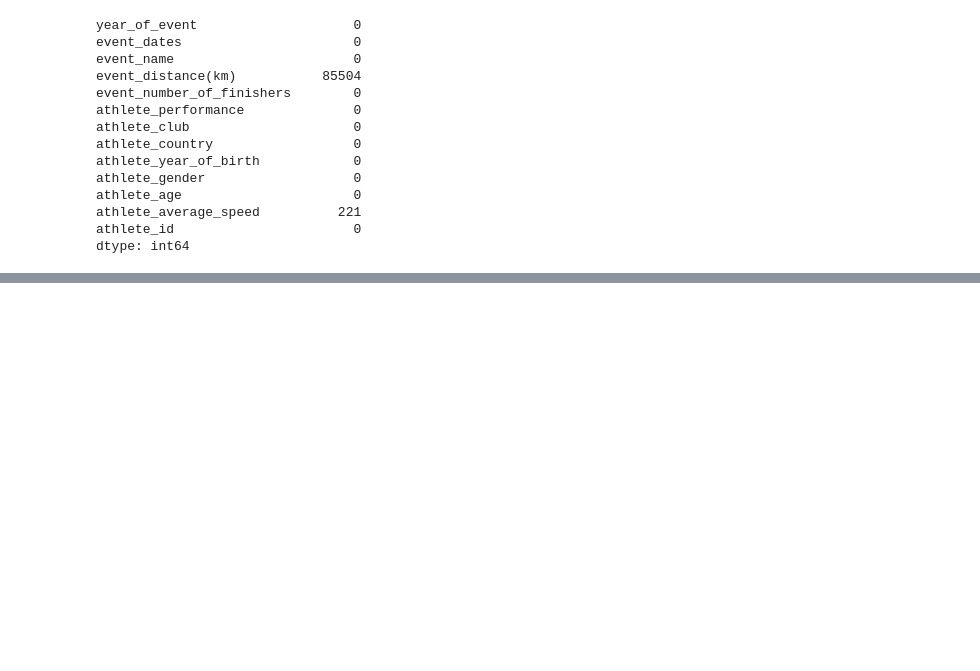
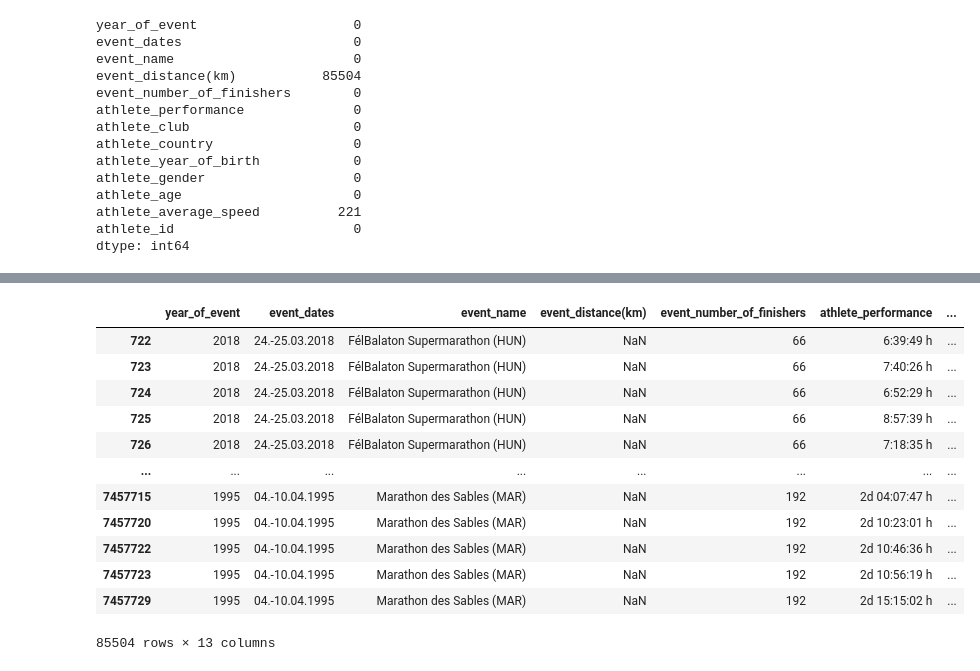
Before and after one commit to saeedshirani/EDA-On-SuperMessy-Datasets, a Jupyter notebook: The big dataset of ultra-marathon running/ETL.ipynb, the cells around one changed output, grey strips where cells are left out. Drawn from its saved outputs; the diff is of its cells as text; code cells hidden in the pictures; blank space fills up the shorter version.

```diff
--- a/The big dataset of ultra-marathon running/ETL.ipynb
+++ b/The big dataset of ultra-marathon running/ETL.ipynb
@@ -326,2 +318,18 @@ data.head(2)
+# %%
+data.loc[data["event_distance(km)"].isna() == True]
+# %% [output]
+|  | year_of_event | event_dates | event_name | event_distance(km) | event_number_of_finishers | athlete_performance | ... |
+| 722 | 2018 | 24.-25.03.2018 | FélBalaton Supermarathon (HUN) | NaN | 66 | 6:39:49 h | ... |
+| 723 | 2018 | 24.-25.03.2018 | FélBalaton Supermarathon (HUN) | NaN | 66 | 7:40:26 h | ... |
+| 724 | 2018 | 24.-25.03.2018 | FélBalaton Supermarathon (HUN) | NaN | 66 | 6:52:29 h | ... |
+| 725 | 2018 | 24.-25.03.2018 | FélBalaton Supermarathon (HUN) | NaN | 66 | 8:57:39 h | ... |
+| 726 | 2018 | 24.-25.03.2018 | FélBalaton Supermarathon (HUN) | NaN | 66 | 7:18:35 h | ... |
+| ... | ... | ... | ... | ... | ... | ... | ... |
+| 7457715 | 1995 | 04.-10.04.1995 | Marathon des Sables (MAR) | NaN | 192 | 2d 04:07:47 h | ... |
+| 7457720 | 1995 | 04.-10.04.1995 | Marathon des Sables (MAR) | NaN | 192 | 2d 10:23:01 h | ... |
+| 7457722 | 1995 | 04.-10.04.1995 | Marathon des Sables (MAR) | NaN | 192 | 2d 10:46:36 h | ... |
+| 7457723 | 1995 | 04.-10.04.1995 | Marathon des Sables (MAR) | NaN | 192 | 2d 10:56:19 h | ... |
+| 7457729 | 1995 | 04.-10.04.1995 | Marathon des Sables (MAR) | NaN | 192 | 2d 15:15:02 h | ... |
+85504 rows × 13 columns
 # %%
 data.dropna(inplace=True)
```
Also changed, not shown: parts of 5 cells of this notebook.
